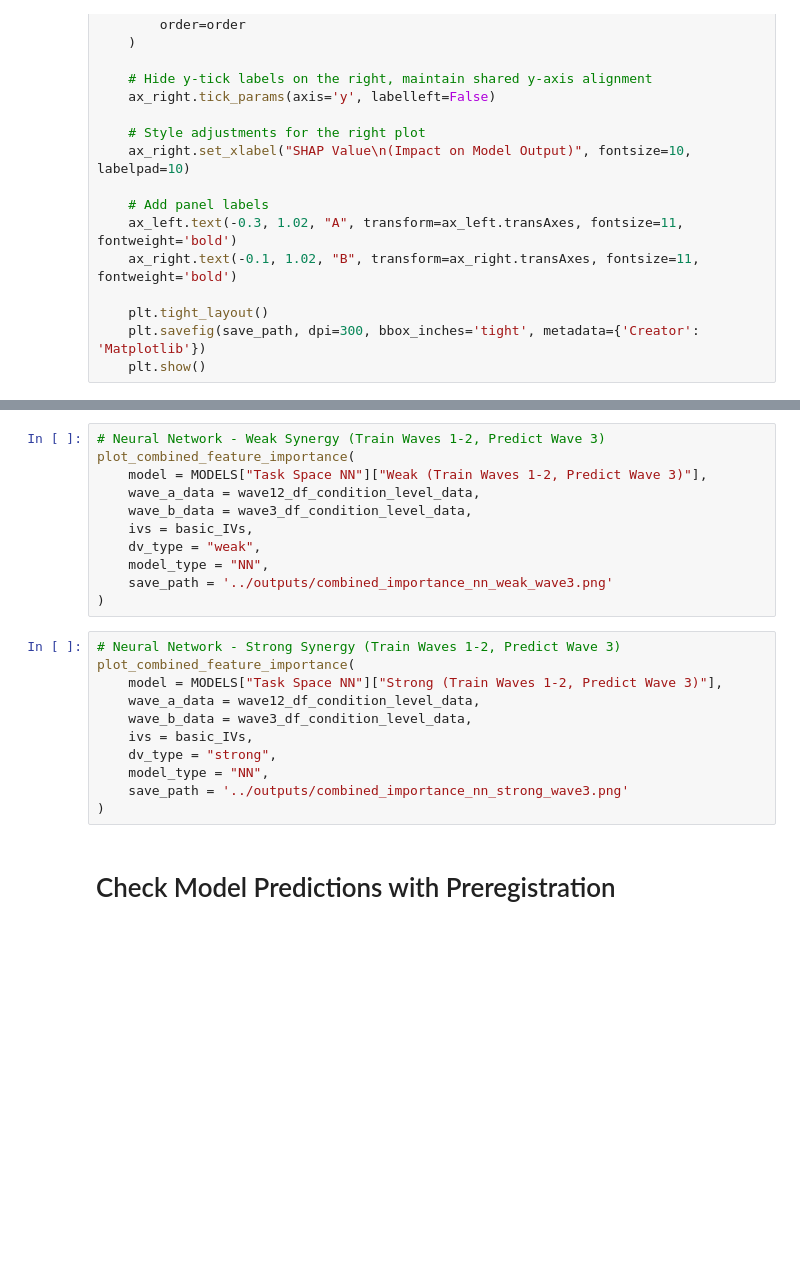
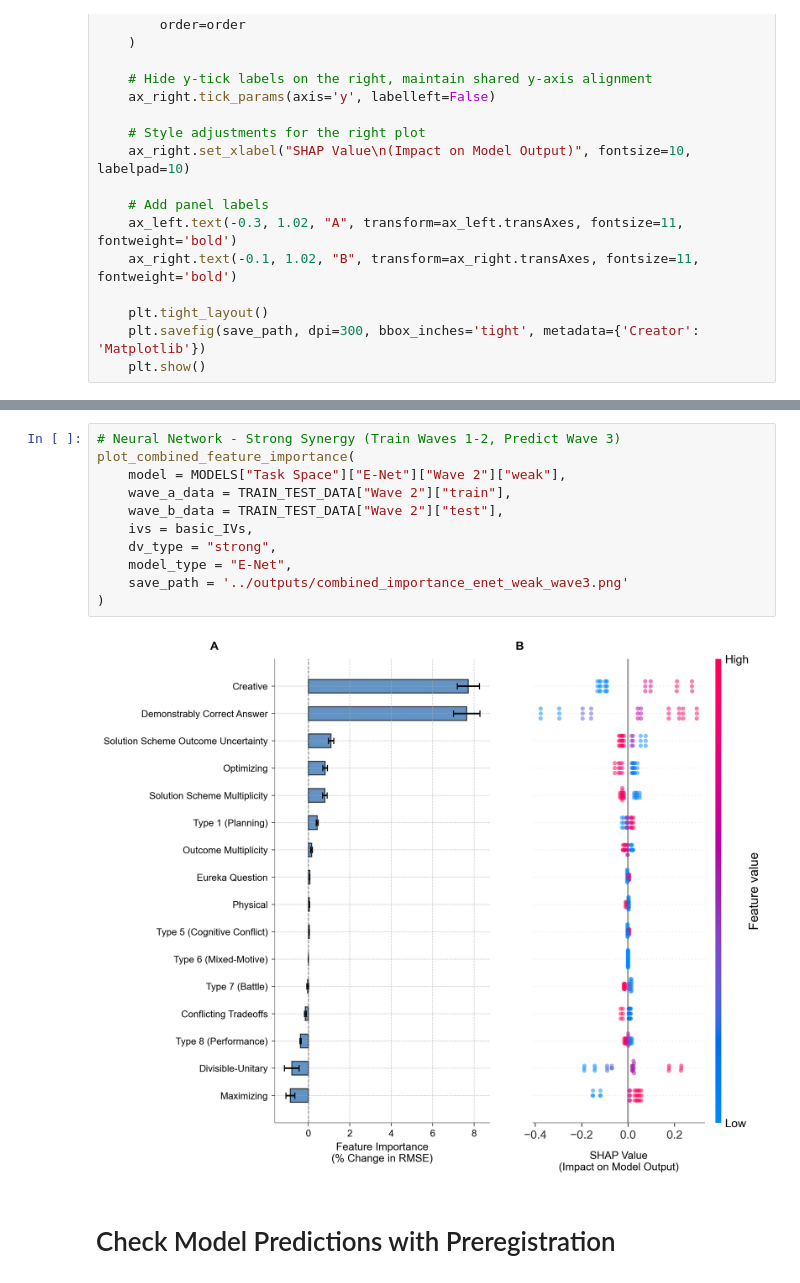
Before and after one commit to alicexcai/ontology-groupprediction, a Jupyter notebook: scripts/models.ipynb, the cells around one changed output, grey strips where cells are left out. Drawn from its saved outputs; the diff is of its cells as text; blank space fills up the shorter version.

```diff
--- a/scripts/models.ipynb
+++ b/scripts/models.ipynb
@@ -1460,25 +1495,16 @@ def plot_combined_feature_importance(
 # %%
-# Neural Network - Weak Synergy (Train Waves 1-2, Predict Wave 3)
+# Neural Network - Strong Synergy (Train Waves 1-2, Predict Wave 3)
 plot_combined_feature_importance(
-	model = MODELS["Task Space NN"]["Weak (Train Waves 1-2, Predict Wave 3)"],
-	wave_a_data = wave12_df_condition_level_data,
-	wave_b_data = wave3_df_condition_level_data,
+	model = MODELS["Task Space"]["E-Net"]["Wave 2"]["weak"],
+	wave_a_data = TRAIN_TEST_DATA["Wave 2"]["train"],
+	wave_b_data = TRAIN_TEST_DATA["Wave 2"]["test"],
 	ivs = basic_IVs,
-	dv_type = "weak",
-	model_type = "NN",
-	save_path = '../outputs/combined_importance_nn_weak_wave3.png'
+	dv_type = "strong",
+	model_type = "E-Net",
+	save_path = '../outputs/combined_importance_enet_weak_wave3.png'
 )
+# %% [output]
+[figure, added]
-# %%
-# Neural Network - Strong Synergy (Train Waves 1-2, Predict Wave 3)
-plot_combined_feature_importance(
-	model = MODELS["Task Space NN"]["Strong (Train Waves 1-2, Predict Wave 3)"],
-	wave_a_data = wave12_df_condition_level_data,
-	wave_b_data = wave3_df_condition_level_data,
-	ivs = basic_IVs,
-	dv_type = "strong",
-	model_type = "NN",
-	save_path = '../outputs/combined_importance_nn_strong_wave3.png'
-)
 # %% [markdown]
 # Check Model Predictions with Preregistration
 # %% [markdown]
```
Also changed, not shown: parts of 18 cells of this notebook, 2 other files.
